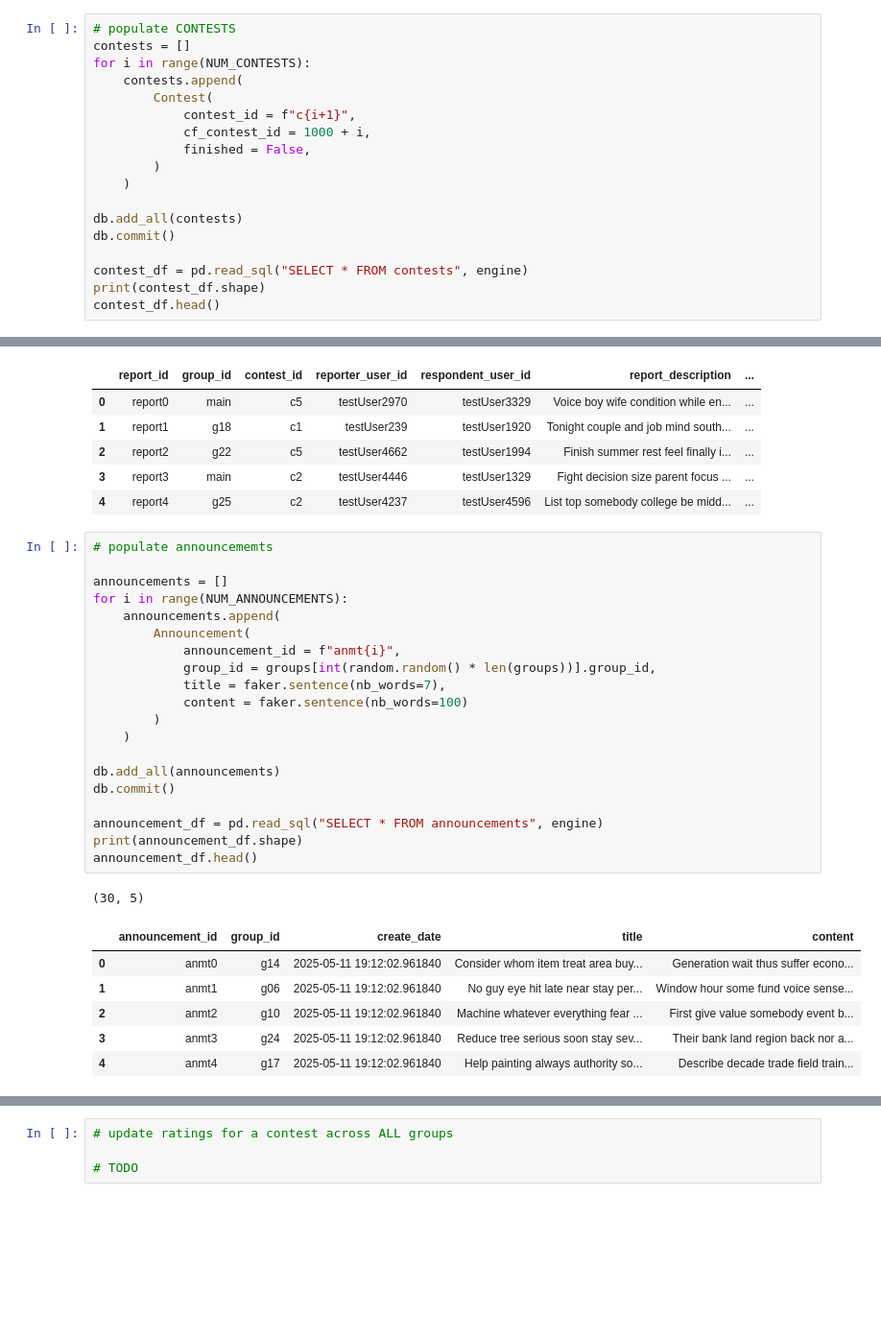
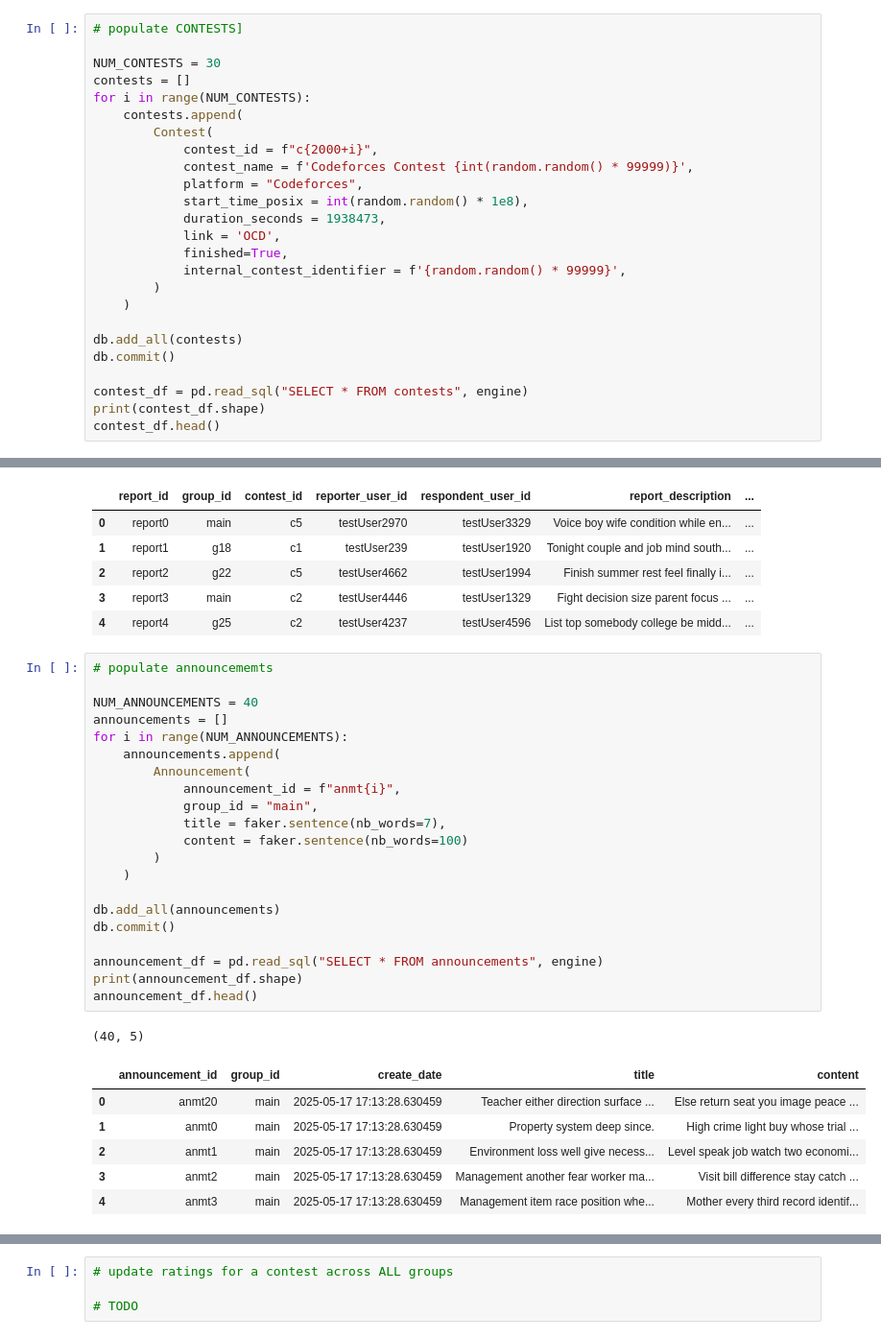
Before and after one commit to welcome-to-the-sunny-side/rshf, a Jupyter notebook: backend/sym.ipynb, the cells around one changed output, grey strips where cells are left out. Shown: that part at 96% size. Saved outputs shown, nothing was run; the diff lists cells and outputs as text; blank space fills up the shorter version.

```diff
--- a/backend/sym.ipynb
+++ b/backend/sym.ipynb
@@ -282,14 +282,21 @@ membership_df.head()
 | 3 | testUser2 | main | user | 1500 | 1500 | active |
 | 4 | testUser3 | main | user | 1500 | 1500 | active |
 # %%
-# populate CONTESTS
+# populate CONTESTS]
+
+NUM_CONTESTS = 30
 contests = []
 for i in range(NUM_CONTESTS):
     contests.append(
         Contest(
-            contest_id = f"c{i+1}",
-            cf_contest_id = 1000 + i,
-            finished = False,
+            contest_id = f"c{2000+i}",
+            contest_name = f'Codeforces Contest {int(random.random() * 99999)}',
+            platform = "Codeforces",
+            start_time_posix = int(random.random() * 1e8),
+            duration_seconds = 1938473,
+            link = 'OCD',
+            finished=True,
+            internal_contest_identifier = f'{random.random() * 99999}',
         )
     )
 
@@ -380,28 +387,29 @@ report_df.head()
 # %%
 # populate announcememts
 
+NUM_ANNOUNCEMENTS = 40
 announcements = []
 for i in range(NUM_ANNOUNCEMENTS):
     announcements.append(
         Announcement(
             announcement_id = f"anmt{i}",
-            group_id = groups[int(random.random() * len(groups))].group_id,
+            group_id = "main",
             title = faker.sentence(nb_words=7),
             content = faker.sentence(nb_words=100)
         )
     )
 
 db.add_all(announcements)
 db.commit()
 
 announcement_df = pd.read_sql("SELECT * FROM announcements", engine)
 print(announcement_df.shape)
 announcement_df.head()
 # %% [output]
-(30, 5)
+(40, 5)
 |  | announcement_id | group_id | create_date | title | content |
-| 0 | anmt0 | g14 | 2025-05-11 19:12:02.961840 | Consider whom item treat area buy... | Generation wait thus suffer econo... |
-| 1 | anmt1 | g06 | 2025-05-11 19:12:02.961840 | No guy eye hit late near stay per... | Window hour some fund voice sense... |
-| 2 | anmt2 | g10 | 2025-05-11 19:12:02.961840 | Machine whatever everything fear ... | First give value somebody event b... |
-| 3 | anmt3 | g24 | 2025-05-11 19:12:02.961840 | Reduce tree serious soon stay sev... | Their bank land region back nor a... |
-| 4 | anmt4 | g17 | 2025-05-11 19:12:02.961840 | Help painting always authority so... | Describe decade trade field train... |
+| 0 | anmt20 | main | 2025-05-17 17:13:28.630459 | Teacher either direction surface ... | Else return seat you image peace ... |
+| 1 | anmt0 | main | 2025-05-17 17:13:28.630459 | Property system deep since. | High crime light buy whose trial ... |
+| 2 | anmt1 | main | 2025-05-17 17:13:28.630459 | Environment loss well give necess... | Level speak job watch two economi... |
+| 3 | anmt2 | main | 2025-05-17 17:13:28.630459 | Management another fear worker ma... | Visit bill difference stay catch ... |
+| 4 | anmt3 | main | 2025-05-17 17:13:28.630459 | Management item race position whe... | Mother every third record identif... |
```
Also changed, not shown: parts of 7 cells of this notebook, 21 other files.
